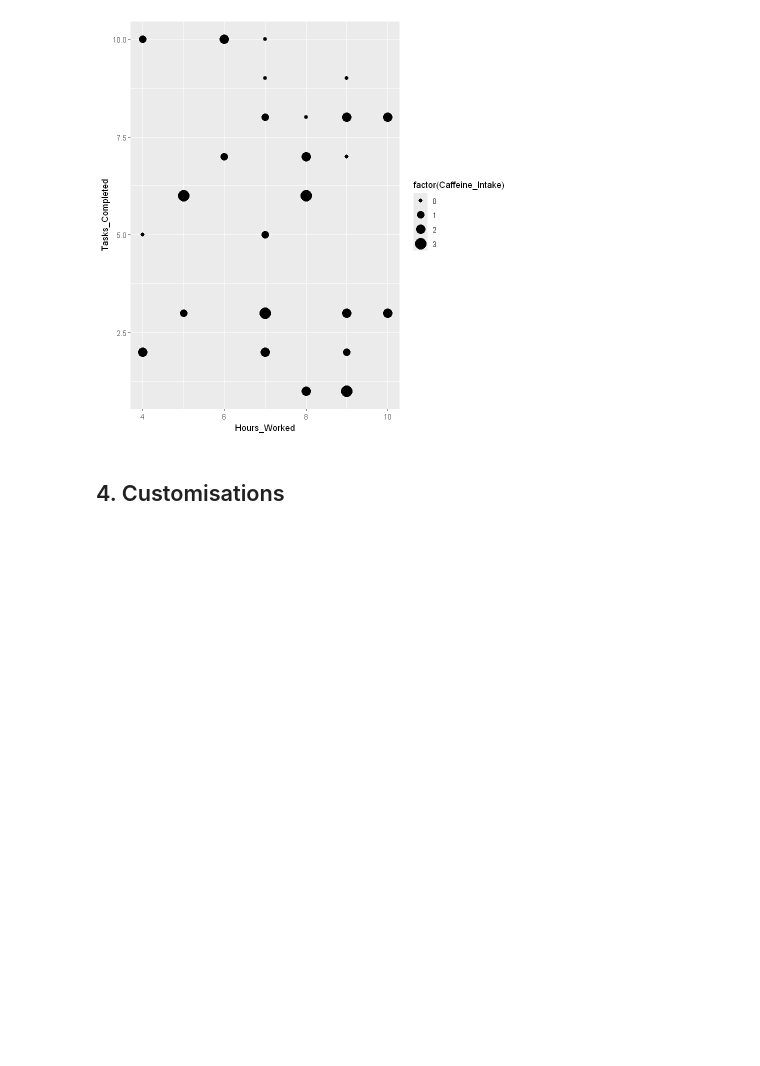
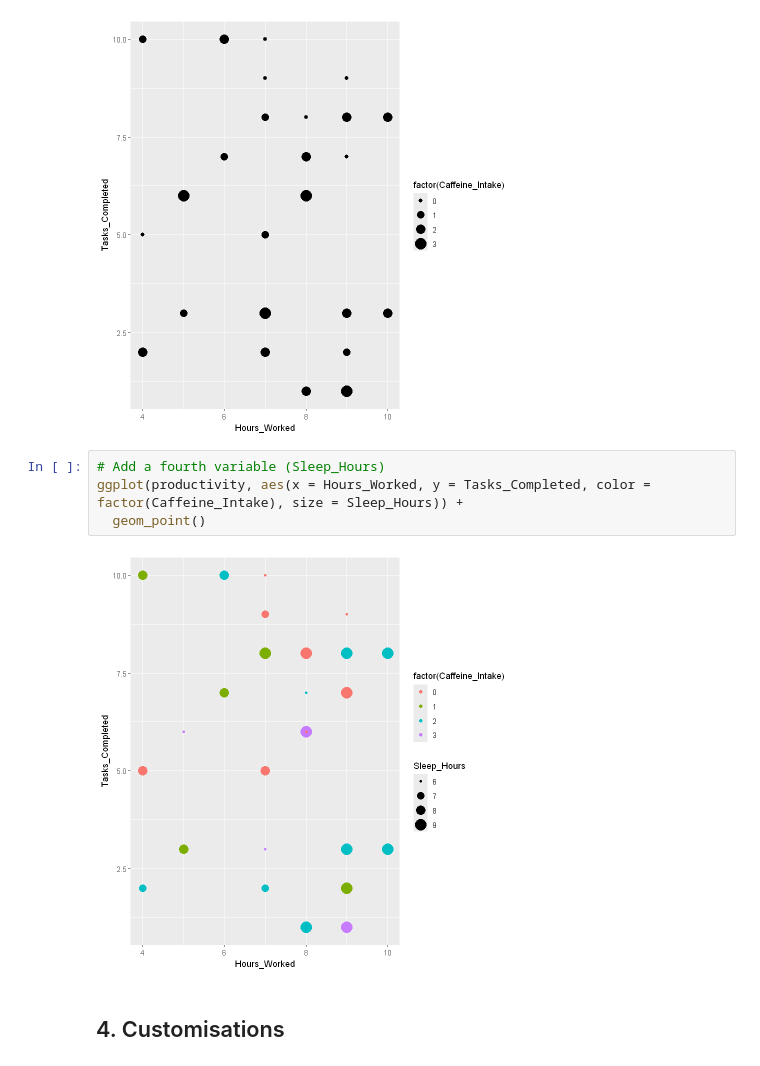
Before and after one commit to svarong-port/code-for-articles, a Jupyter notebook: article_data_viz_in_r.ipynb, the cells around one changed output. Saved outputs shown, nothing was run; the diff lists cells and outputs as text; blank space fills up the shorter version.

```diff
--- a/article_data_viz_in_r.ipynb
+++ b/article_data_viz_in_r.ipynb
@@ -151,6 +152,12 @@ ggplot(productivity, aes(x = Hours_Worked, y = Tasks_Completed, size = factor(Ca
 Warning message:
 "Using size for a discrete variable is not advised."
 [figure]
+# %%
+# Add a fourth variable (Sleep_Hours)
+ggplot(productivity, aes(x = Hours_Worked, y = Tasks_Completed, color = factor(Caffeine_Intake), size = Sleep_Hours)) +
+  geom_point()
+# %% [output]
+[figure, added]
 # %% [markdown]
 ## 4. Customisations
 # %% [markdown]
```
Also changed, not shown: parts of 10 cells of this notebook.
